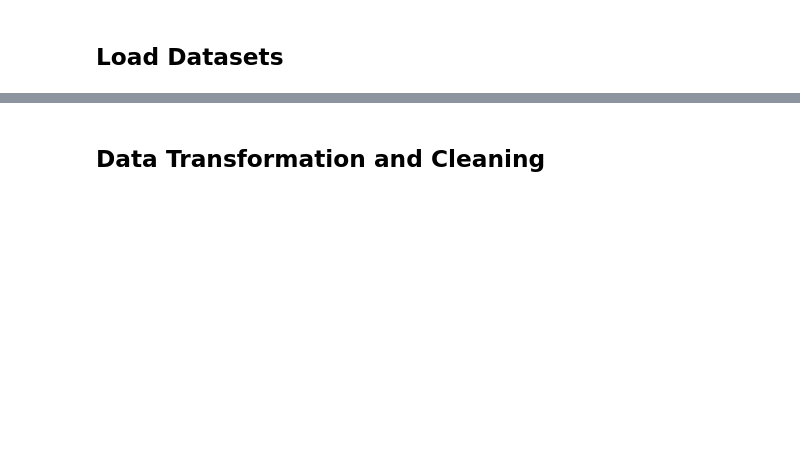
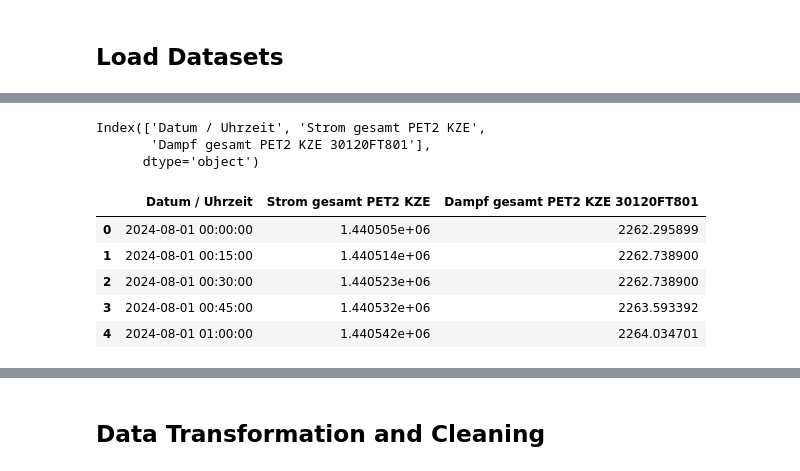
Before and after one commit to zapataunipaderborn/process_energy_demand_modelling, a Jupyter notebook: src/data_cleaning/eckes_granini/02_analysis_eckes_productiondata.ipynb, the cells around one changed output, grey strips where cells are left out. Saved outputs shown, nothing was run; the diff lists cells and outputs as text; code cells hidden in the pictures; blank space fills up the shorter version.

```diff
--- a/src/data_cleaning/eckes_granini/02_analysis_eckes_productiondata.ipynb
+++ b/src/data_cleaning/eckes_granini/02_analysis_eckes_productiondata.ipynb
@@ -116,10 +132,20 @@ df_activities.head()
 # %%
 # load Energie Gesamtwerte
 # Strom in kWh und Dampf in kg
-df_energy_total = pd.read_excel(files_folder_raw/"Aufträge Energie Meldungen/Energie Gesamtwerte PET2 KZE 08_2024.xlsx", header=0, parse_dates=["Datum / Uhrzeit"])
+df_energy_total = pd.read_excel(files_folder_bronze/"Aufträge Energie Meldungen/Energie Gesamtwerte PET2 KZE 08_2024.xlsx", header=0, parse_dates=["Datum / Uhrzeit"])
 print(df_energy_total.columns)
 
 df_energy_total.head()
+# %% [output]
+Index(['Datum / Uhrzeit', 'Strom gesamt PET2 KZE',
+       'Dampf gesamt PET2 KZE 30120FT801'],
+      dtype='object')
+|  | Datum / Uhrzeit | Strom gesamt PET2 KZE | Dampf gesamt PET2 KZE 30120FT801 |
+| 0 | 2024-08-01 00:00:00 | 1.440505e+06 | 2262.295899 |
+| 1 | 2024-08-01 00:15:00 | 1.440514e+06 | 2262.738900 |
+| 2 | 2024-08-01 00:30:00 | 1.440523e+06 | 2262.738900 |
+| 3 | 2024-08-01 00:45:00 | 1.440532e+06 | 2263.593392 |
+| 4 | 2024-08-01 01:00:00 | 1.440542e+06 | 2264.034701 |
 # %%
 # load Energie Istwerte
 # Strom in kW und Dampf in kg/h
```
Also changed, not shown: parts of 22 cells of this notebook, 2 other files.
